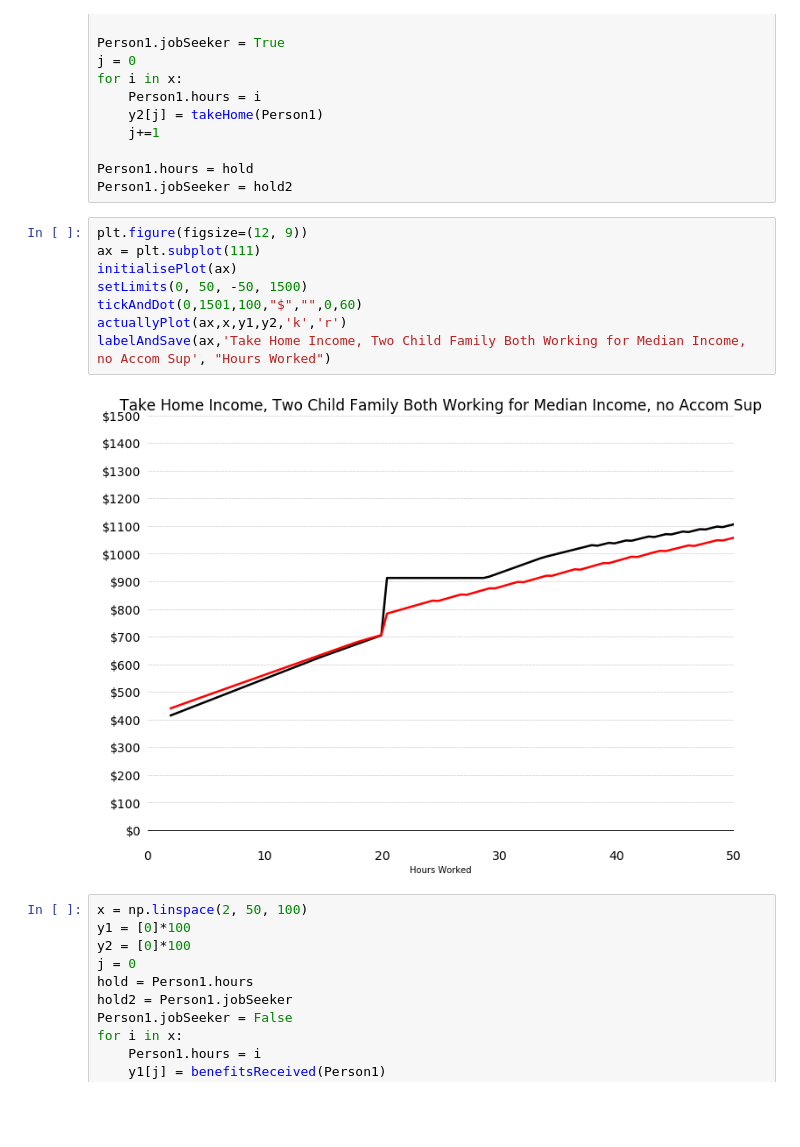
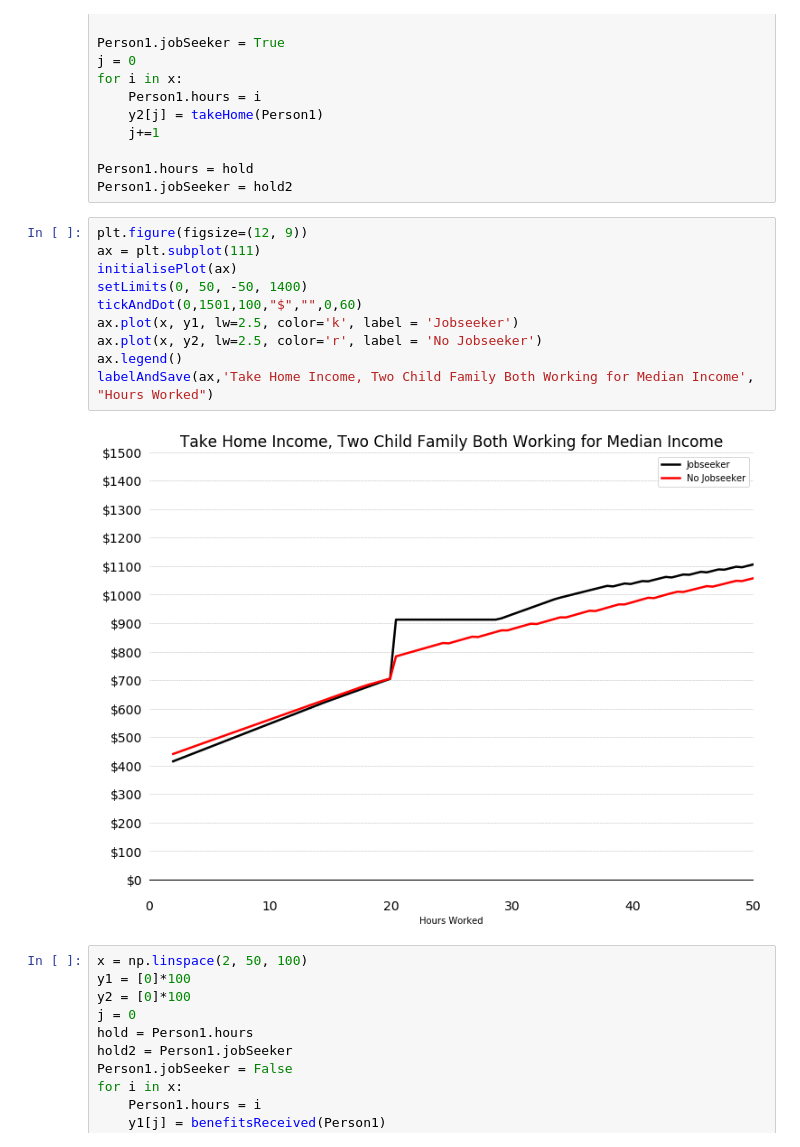
Before and after one commit to harryelworthy/Labour-Welfare-Work, a Jupyter notebook: WorkingForFamilies.ipynb, the cells around one changed output. Saved outputs shown, nothing was run; the diff lists cells and outputs as text; blank space fills up the shorter version.

```diff
--- a/WorkingForFamilies.ipynb
+++ b/WorkingForFamilies.ipynb
@@ -318,13 +318,15 @@ Person1.jobSeeker = hold2
 # %%
 plt.figure(figsize=(12, 9))
 ax = plt.subplot(111)
 initialisePlot(ax)
-setLimits(0, 50, -50, 1500)
+setLimits(0, 50, -50, 1400)
 tickAndDot(0,1501,100,"$","",0,60)
-actuallyPlot(ax,x,y1,y2,'k','r')
-labelAndSave(ax,'Take Home Income, Two Child Family Both Working for Median Income, no Accom Sup', "Hours Worked")
+ax.plot(x, y1, lw=2.5, color='k', label = 'Jobseeker')
+ax.plot(x, y2, lw=2.5, color='r', label = 'No Jobseeker')
+ax.legend()
+labelAndSave(ax,'Take Home Income, Two Child Family Both Working for Median Income', "Hours Worked")
 # %% [output]
-[figure, old version]
+[figure, new version]
 # %%
 x = np.linspace(2, 50, 100)
 y1 = [0]*100
```
Also changed, not shown: 5 other files.
